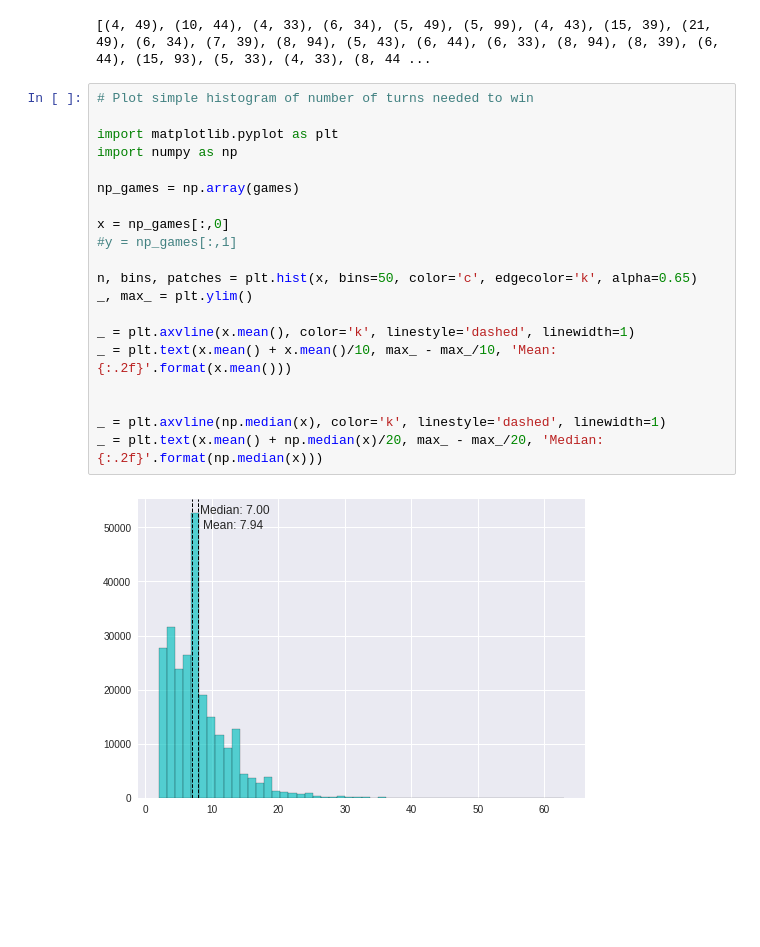
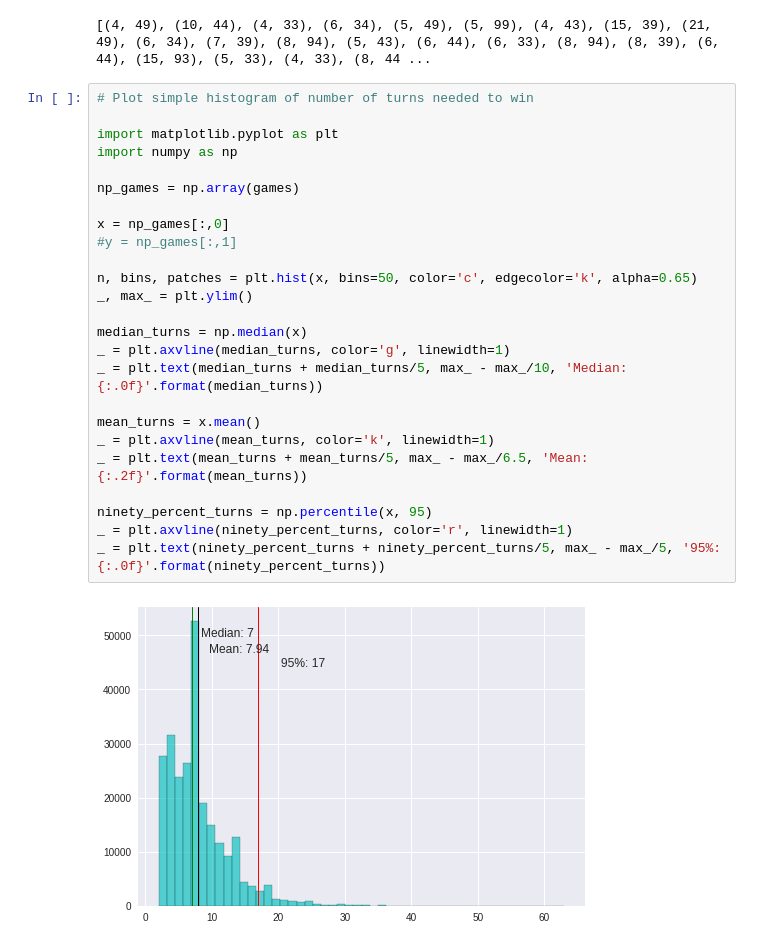
Before and after one commit to stephenhouser/Troop349-Dice-Game, a Jupyter notebook: Troop349-Dice-Game-Simulation.ipynb, the cells around one changed output. Drawn from its saved outputs; the diff is of its cells as text; blank space fills up the shorter version.

Commit message:
update readme, image, and tweak historgram to show 90-percentile

```diff
--- a/Troop349-Dice-Game-Simulation.ipynb
+++ b/Troop349-Dice-Game-Simulation.ipynb
@@ -123,22 +123,27 @@ print(games)
 # %%
 # Plot simple histogram of number of turns needed to win
 
 import matplotlib.pyplot as plt
 import numpy as np
 
 np_games = np.array(games)
 
 x = np_games[:,0]
 #y = np_games[:,1]
 
 n, bins, patches = plt.hist(x, bins=50, color='c', edgecolor='k', alpha=0.65)
 _, max_ = plt.ylim()
 
-_ = plt.axvline(x.mean(), color='k', linestyle='dashed', linewidth=1)
-_ = plt.text(x.mean() + x.mean()/10, max_ - max_/10, 'Mean: {:.2f}'.format(x.mean()))
+median_turns = np.median(x)
+_ = plt.axvline(median_turns, color='g', linewidth=1)
+_ = plt.text(median_turns + median_turns/5, max_ - max_/10, 'Median: {:.0f}'.format(median_turns))
 
+mean_turns = x.mean()
+_ = plt.axvline(mean_turns, color='k', linewidth=1)
+_ = plt.text(mean_turns + mean_turns/5, max_ - max_/6.5, 'Mean: {:.2f}'.format(mean_turns))
 
-_ = plt.axvline(np.median(x), color='k', linestyle='dashed', linewidth=1)
-_ = plt.text(x.mean() + np.median(x)/20, max_ - max_/20, 'Median: {:.2f}'.format(np.median(x)))
+ninety_percent_turns = np.percentile(x, 95)
+_ = plt.axvline(ninety_percent_turns, color='r', linewidth=1)
+_ = plt.text(ninety_percent_turns + ninety_percent_turns/5, max_ - max_/5, '95%: {:.0f}'.format(ninety_percent_turns))
 # %% [output]
-[figure, old version]
+[figure, new version]
```
Also changed, not shown: 4 other files.
